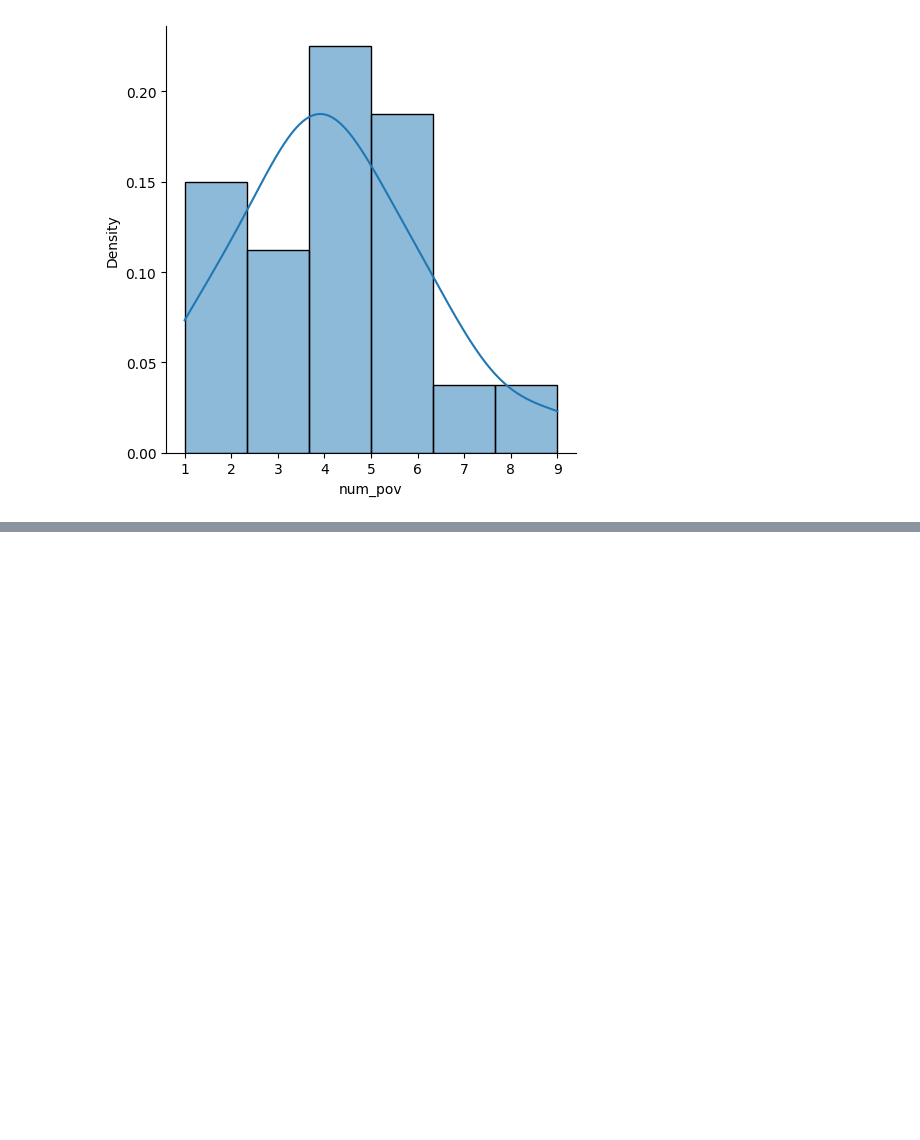
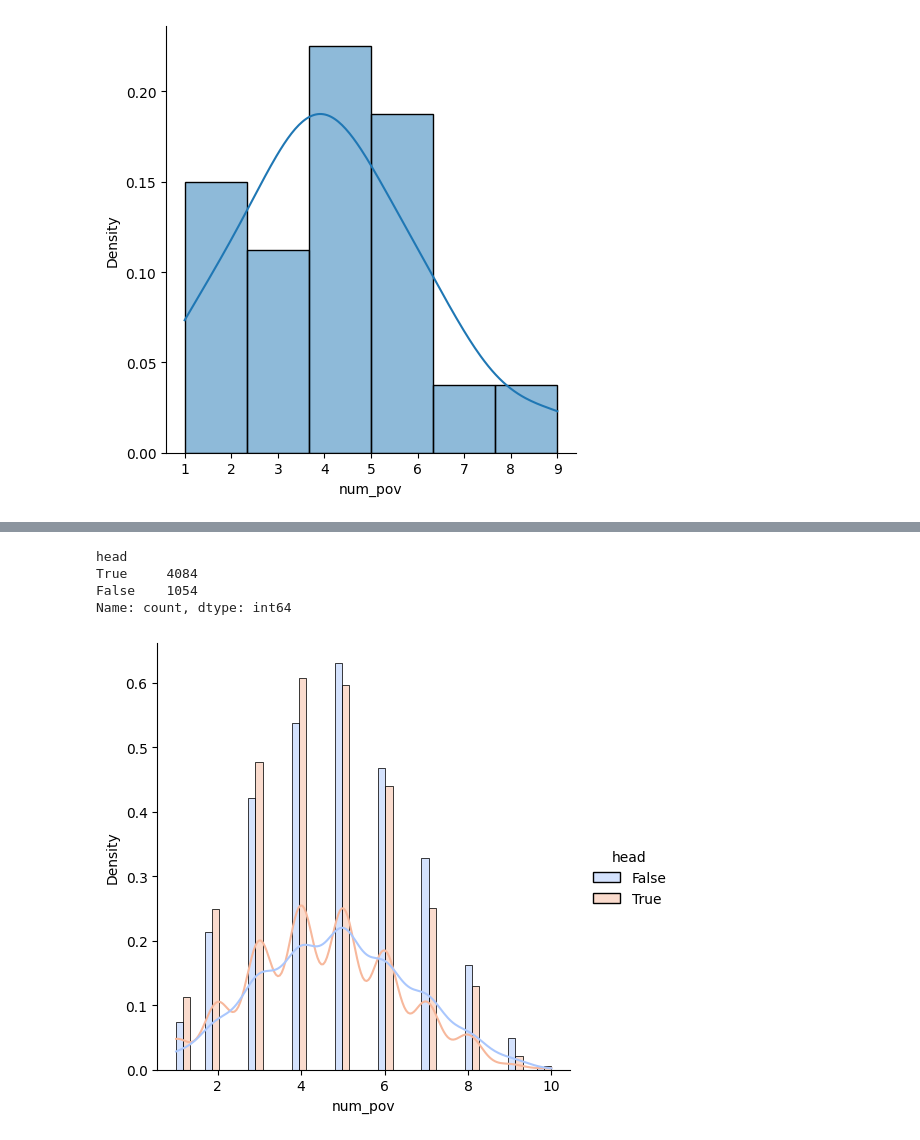
Before and after one commit to BorisLeung/STA841Kaggle, a Jupyter notebook: eda2.ipynb, the cells around one changed output, grey strips where cells are left out. Cells and saved outputs as stored; diff of their text form; code cells hidden in the pictures; blank space fills up the shorter version.

```diff
--- a/eda2.ipynb
+++ b/eda2.ipynb
@@ -160,0 +179,9 @@ see_dist(combined_transformed_train_with_num_pov[too_expensive_mask])
+# %%
+doi["head"] = doi["house_q03"] == 1
+see_dist(doi, "head", palette="coolwarm", multiple="dodge")
+# %% [output]
+head
+True     4084
+False    1054
+Name: count, dtype: int64
+[figure, added]
```
Also changed, not shown: parts of 5 cells of this notebook, 2 other files.
